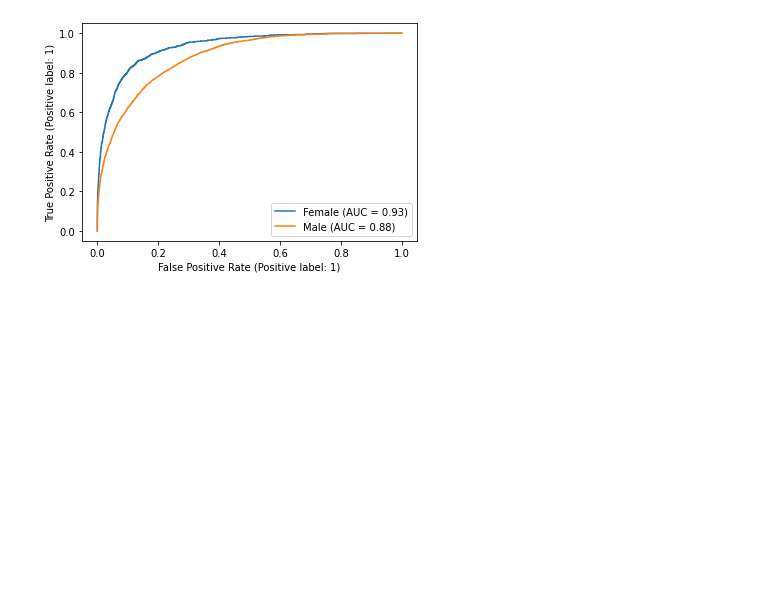
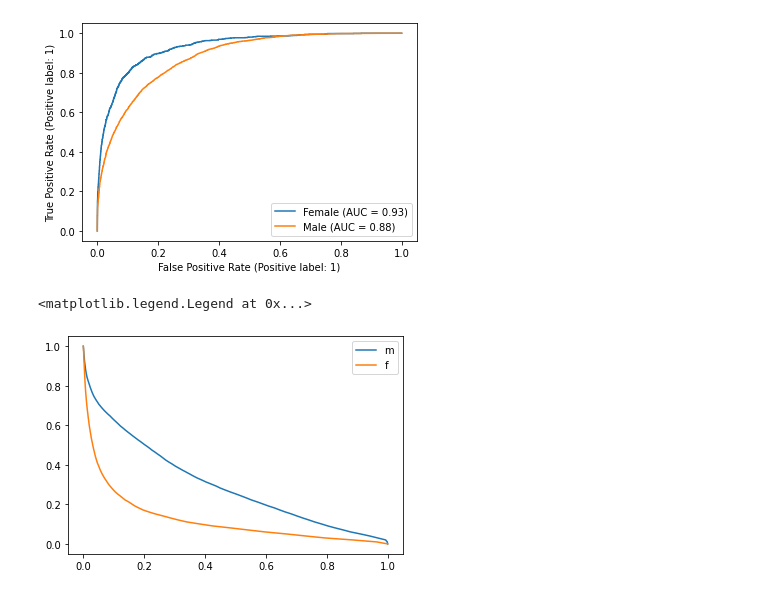
Before and after one commit to leevironty/stat-ml-project, a Jupyter notebook: main.ipynb, the cells around one changed output. Cells and saved outputs as stored; diff of their text form; code cells hidden in the pictures; blank space fills up the shorter version.

```diff
--- a/main.ipynb
+++ b/main.ipynb
@@ -212,0 +270,22 @@ fig.show()
+# %%
+def rate_to_th(rate: float, probs: np.ndarray):
+    return np.sort(probs)[max(int((1 - rate) * probs.shape[0]) - 1, 0)]
+# %%
+male_probs = probs[~protected_label, 1]
+female_probs = probs[protected_label, 1]
+y_m = y[~protected_label]
+y_f = y[protected_label]
+
+rates = np.linspace(0, 1, 100)
+
+th_m = list(map(lambda r: rate_to_th(r, male_probs), rates))
+th_f = list(map(lambda r: rate_to_th(r, female_probs), rates))
+# %%
+fig, ax = plt.subplots()
+
+ax.plot(th_m, rates, label='m')
+ax.plot(th_f, rates, label='f')
+ax.legend()
+# %% [output]
+<matplotlib.legend.Legend at 0x...>
+[figure, added]
```
Also changed, not shown: parts of 40 cells of this notebook, 1 other file.
